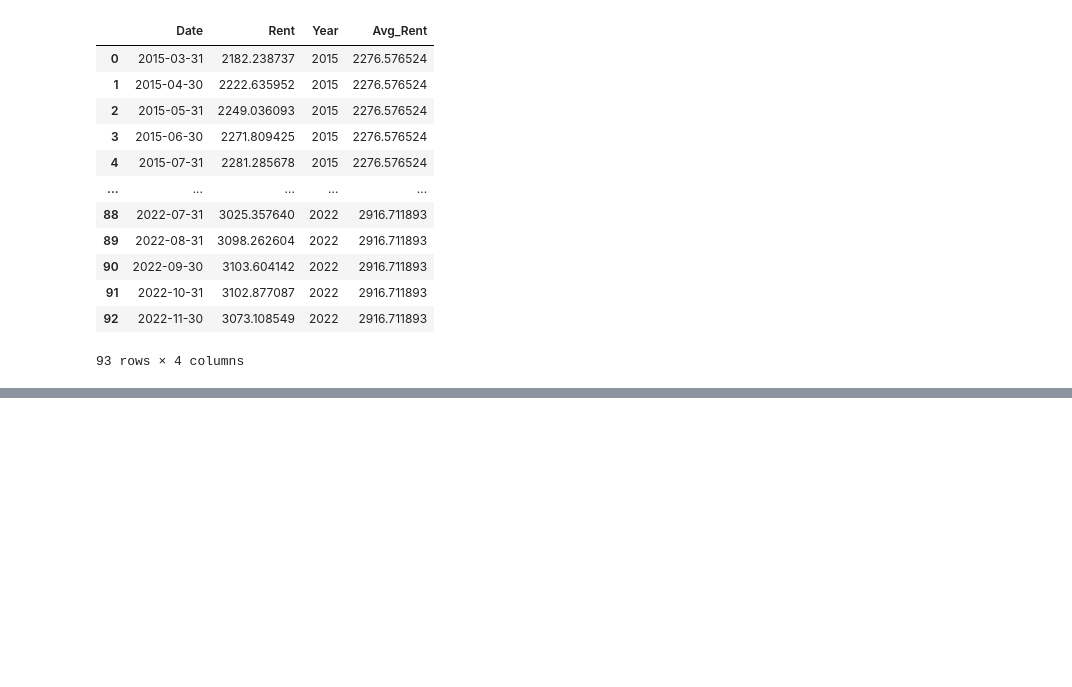
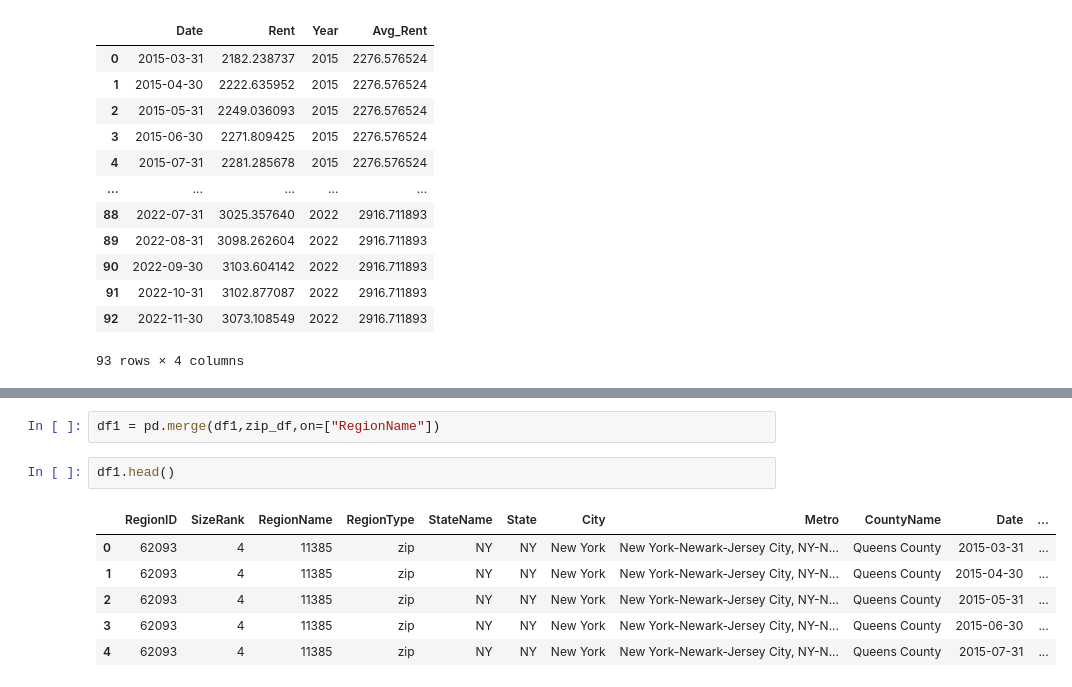
Before and after one commit to vishaldeo/final_project, a Jupyter notebook: DataClean.ipynb, the cells around one changed output, grey strips where cells are left out. Saved outputs shown, nothing was run; the diff lists cells and outputs as text; blank space fills up the shorter version.

```diff
--- a/DataClean.ipynb
+++ b/DataClean.ipynb
@@ -334,0 +325,11 @@ True
+# %%
+df1 = pd.merge(df1,zip_df,on=["RegionName"])
+# %%
+df1.head()
+# %% [output]
+|  | RegionID | SizeRank | RegionName | RegionType | StateName | State | City | Metro | CountyName | Date | ... |
+| 0 | 62093 | 4 | 11385 | zip | NY | NY | New York | New York-Newark-Jersey City, NY-N... | Queens County | 2015-03-31 | ... |
+| 1 | 62093 | 4 | 11385 | zip | NY | NY | New York | New York-Newark-Jersey City, NY-N... | Queens County | 2015-04-30 | ... |
+| 2 | 62093 | 4 | 11385 | zip | NY | NY | New York | New York-Newark-Jersey City, NY-N... | Queens County | 2015-05-31 | ... |
+| 3 | 62093 | 4 | 11385 | zip | NY | NY | New York | New York-Newark-Jersey City, NY-N... | Queens County | 2015-06-30 | ... |
+| 4 | 62093 | 4 | 11385 | zip | NY | NY | New York | New York-Newark-Jersey City, NY-N... | Queens County | 2015-07-31 | ... |
```
Also changed, not shown: parts of 17 cells of this notebook, 2 other files.
